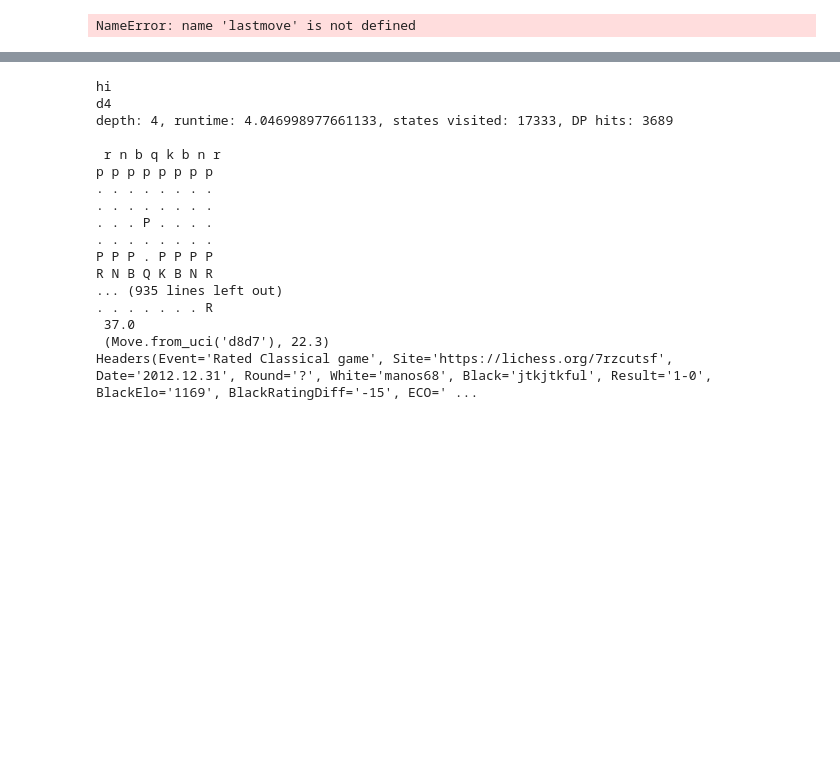
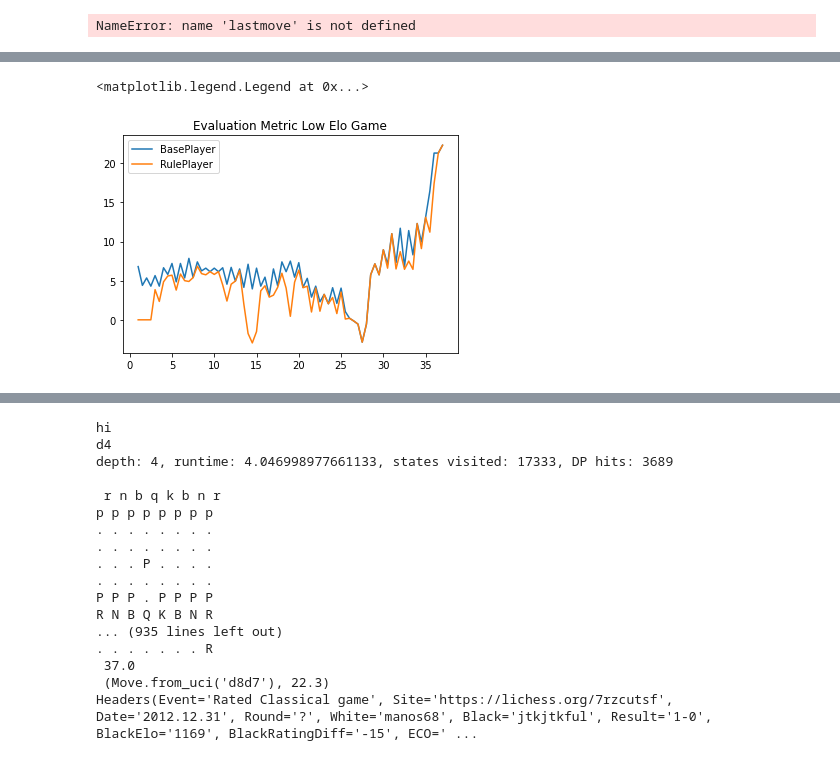
Before and after one commit to rlavelle/ChessAI, a Jupyter notebook: eval.ipynb, the cells around one changed output, grey strips where cells are left out. Saved outputs shown, nothing was run; the diff lists cells and outputs as text; code cells hidden in the pictures; blank space fills up the shorter version.

Commit message:
save figures as jpg, redo cbr evaluation

```diff
--- a/eval.ipynb
+++ b/eval.ipynb
@@ -219,7 +217,7 @@ from opening import OpenAI
 #                                                            beta=math.inf)
 board = chess.Board(fen='3r1k2/1pQ5/2B2pp1/p7/2P1P3/2K2P2/PP6/7R w - - 1 38')
 print(board)
-cbr = BasePlayer(chess.WHITE, verbose=True, depth = 5, iterative = True)
+cbr = BasePlayer(chess.WHITE, verbose=False, depth = 5, iterative = True)
 cbr = BasePlayer(chess.WHITE)
 
 # cbr = BasePlayer(chess.BLACK, verbose=True, depth = 6)
@@ -253,8 +254,8 @@ def evaluate_gamefile(filename, eval_type = 'base',depth = 5, iterative = True):
     # playing through a low rated game
     board = game.board()
     cbr = BasePlayer(chess.WHITE, verbose=True, depth = depth, iterative = iterative)
-    if eval_type != 'base':
-        cbr = CBRPlayer(chess.WHITE, verbose = True, depth= depth)
+    if eval_type == 'cbr':
+        cbr = CBRPlayer(chess.WHITE, verbose = True, depth= depth + 1)
 
     count = 1
     moves = []
@@ -267,12 +268,15 @@ def evaluate_gamefile(filename, eval_type = 'base',depth = 5, iterative = True):
         print('\n',board,'\n',count, '\n',  damove)
         count+=0.5
         if damove[1] > 1000:
-            moves.append(1000)
+            moves.append(25)
         if damove[1] < -1000:
-            moves.append(-1000)
+            moves.append(-25)
         else:
             moves.append(damove[1])
         board_configs.append(board)
         time_taken.append(abs(starttime - time.time()))
 
     return game, moves, board_configs, time_taken, sum(time_taken)
+# %%
+low_game_base = evaluate_gamefile('lowgame1.pgn', depth = 4, iterative = False)
+low_game_cbr = evaluate_gamefile('lowgame1.pgn', depth = 4,eval_type = 'cbr', iterative = False)
@@ -278,0 +343,11 @@ def evaluate_gamefile(filename, eval_type = 'base',depth = 5, iterative = True):
+# %%
+import numpy as np
+from matplotlib import pyplot as plt
+low_gameorder = np.arange(1,  1+ len(low_game_base[1])/2 , 0.5)
+plt.title('Evaluation Metric Low Elo Game')
+plt.plot(low_gameorder, low_game_base[1], label = 'BasePlayer')
+plt.plot(low_gameorder,  low_game_cbr[1], label = 'RulePlayer')
+plt.legend()
+# %% [output]
+<matplotlib.legend.Legend at 0x...>
+[figure, added]
```
Also changed, not shown: parts of 14 cells of this notebook, 19 other files.
